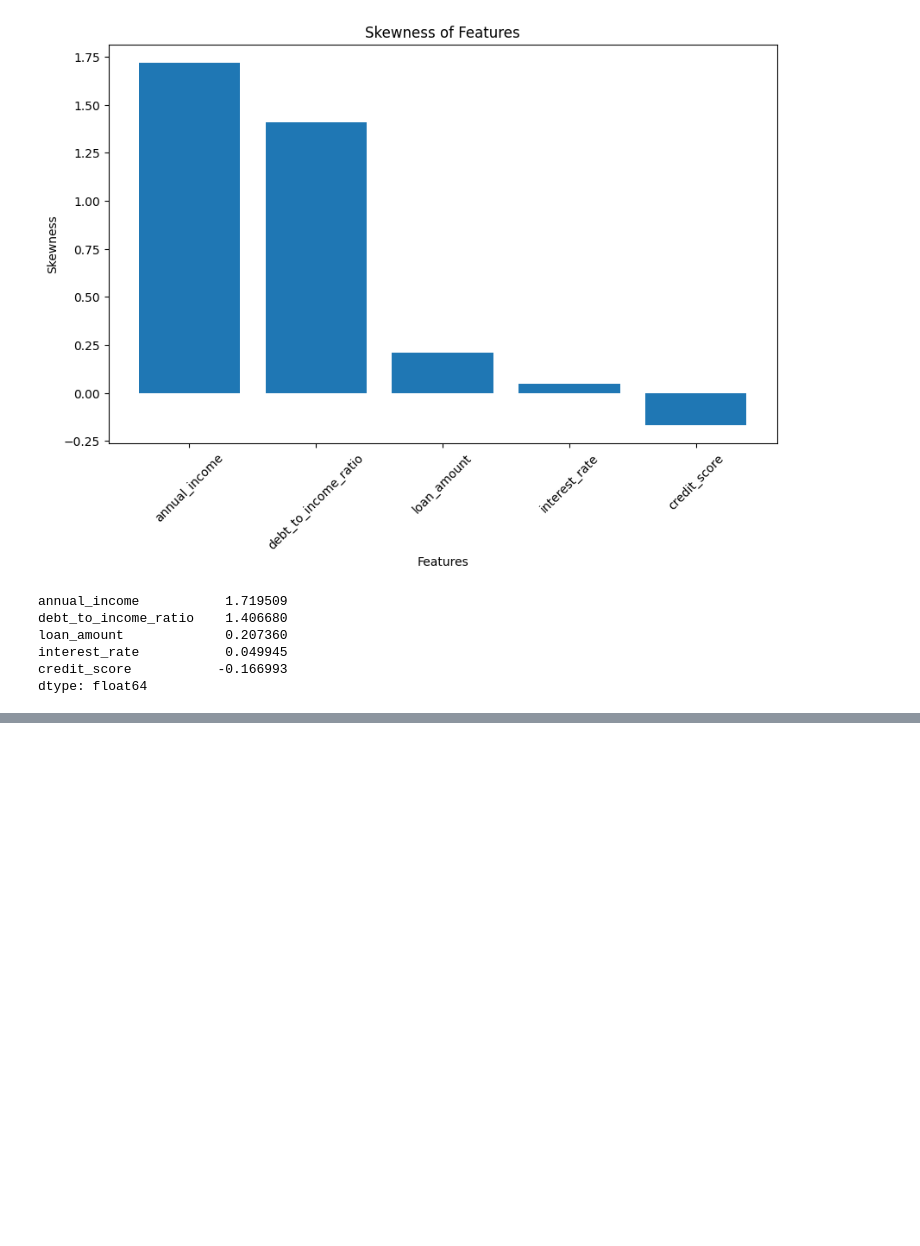
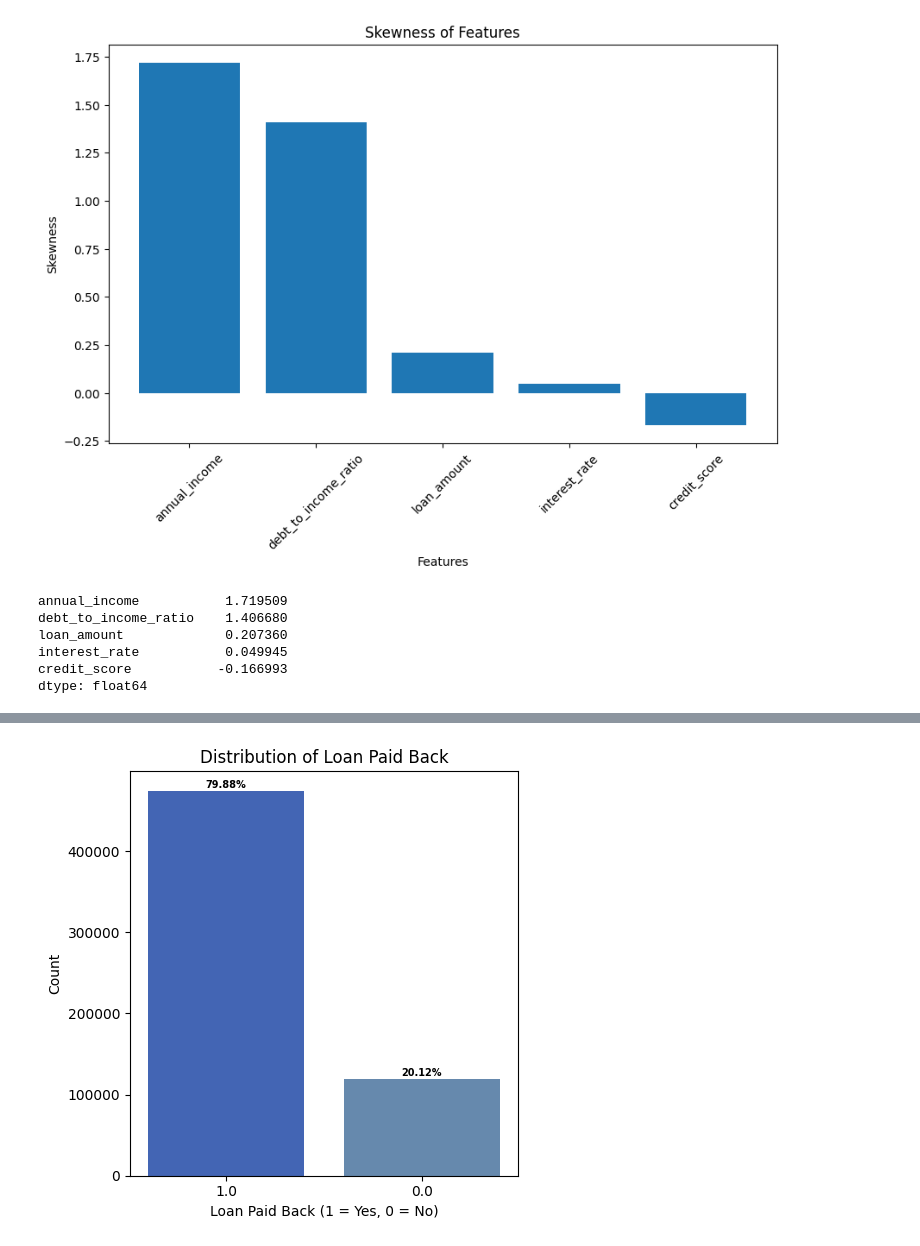
Before and after one commit to pieterrotteveel/Predicting-Loan-Payback, a Jupyter notebook: predcition_model_for_loan_payback.ipynb, the cells around one changed output, grey strips where cells are left out. Cells and saved outputs as stored; diff of their text form; code cells hidden in the pictures; blank space fills up the shorter version.

Commit message:
Changes to be committed: 	modified:   predcition_model_for_loan_payback.ipynb 	new file:   submission.csv

```diff
--- a/predcition_model_for_loan_payback.ipynb
+++ b/predcition_model_for_loan_payback.ipynb
@@ -173,0 +203,23 @@ Highly skewed columns: annual_income, debt_to_income_ratio
+# %%
+target_counts = train['loan_paid_back'].value_counts()
+target_percent = train['loan_paid_back'].value_counts(normalize=True) * 100
+
+
+plt.figure(figsize=(5,5))
+bars = plt.bar(target_counts.index.astype(str),
+               target_counts.values,
+               color=["#4365b4","#6689ad"])
+
+for bar in bars:
+    height = bar.get_height()
+    percent = (height / target_counts.sum()) * 100
+    plt.text(bar.get_x() + bar.get_width()/2, height + 1000,  # adjust '1000' if scale differs
+             f'{percent:.2f}%', ha='center', va='bottom', fontsize=7, fontweight='bold')
+
+plt.title('Distribution of Loan Paid Back')
+plt.xlabel('Loan Paid Back (1 = Yes, 0 = No)')
+plt.ylabel('Count')
+plt.tight_layout()
+plt.show()
+# %% [output]
+[figure, added]
```
Also changed, not shown: parts of 18 cells of this notebook, 1 other file.
